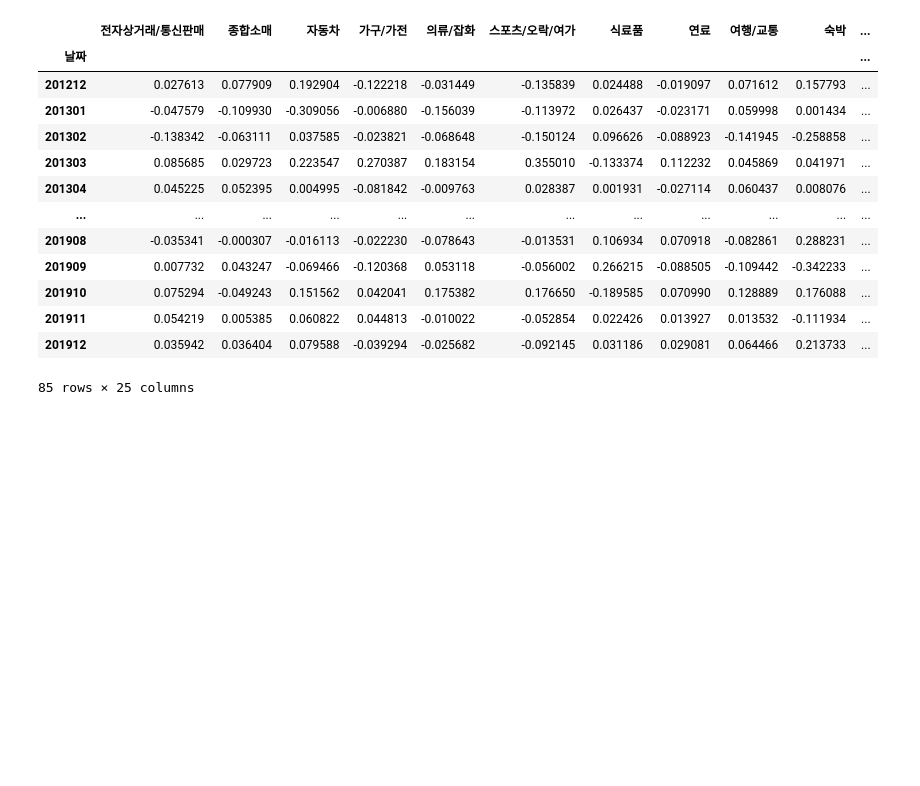
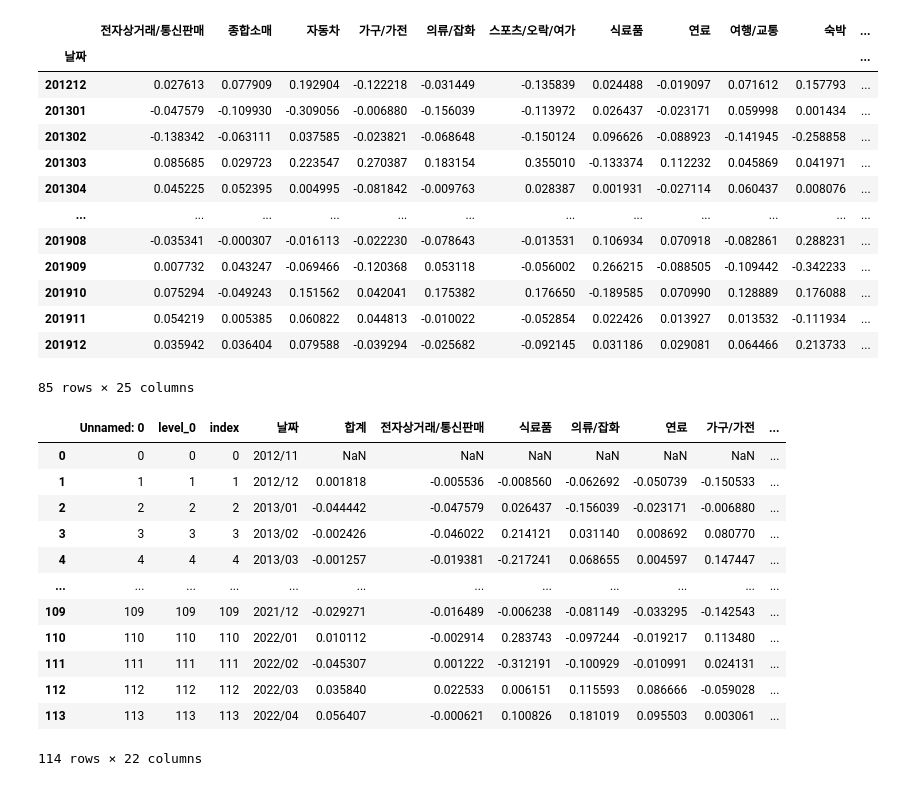
Before and after one commit to jkim0313/project1_dajopay, a Jupyter notebook: pre_corona.ipynb, the cells around one changed output. Cells and saved outputs as stored; diff of their text form; code cells hidden in the pictures; blank space fills up the shorter version.

```diff
--- a/pre_corona.ipynb
+++ b/pre_corona.ipynb
@@ -412,3 +412,21 @@ pct_df
 85 rows × 25 columns
 # %%
 pct_df.to_csv('./data/pre_corona_pct.csv')
+# %%
+import pandas as pd
+df_1 = pd.read_csv('./data/cardby.csv')
+df_1
+# %% [output]
+|  | Unnamed: 0 | level_0 | index | 날짜 | 합계 | 전자상거래/통신판매 | 식료품 | 의류/잡화 | 연료 | 가구/가전 | ... |
+| 0 | 0 | 0 | 0 | 2012/11 | NaN | NaN | NaN | NaN | NaN | NaN | ... |
+| 1 | 1 | 1 | 1 | 2012/12 | 0.001818 | -0.005536 | -0.008560 | -0.062692 | -0.050739 | -0.150533 | ... |
+| 2 | 2 | 2 | 2 | 2013/01 | -0.044442 | -0.047579 | 0.026437 | -0.156039 | -0.023171 | -0.006880 | ... |
+| 3 | 3 | 3 | 3 | 2013/02 | -0.002426 | -0.046022 | 0.214121 | 0.031140 | 0.008692 | 0.080770 | ... |
+| 4 | 4 | 4 | 4 | 2013/03 | -0.001257 | -0.019381 | -0.217241 | 0.068655 | 0.004597 | 0.147447 | ... |
+| ... | ... | ... | ... | ... | ... | ... | ... | ... | ... | ... | ... |
+| 109 | 109 | 109 | 109 | 2021/12 | -0.029271 | -0.016489 | -0.006238 | -0.081149 | -0.033295 | -0.142543 | ... |
+| 110 | 110 | 110 | 110 | 2022/01 | 0.010112 | -0.002914 | 0.283743 | -0.097244 | -0.019217 | 0.113480 | ... |
+| 111 | 111 | 111 | 111 | 2022/02 | -0.045307 | 0.001222 | -0.312191 | -0.100929 | -0.010991 | 0.024131 | ... |
+| 112 | 112 | 112 | 112 | 2022/03 | 0.035840 | 0.022533 | 0.006151 | 0.115593 | 0.086666 | -0.059028 | ... |
+| 113 | 113 | 113 | 113 | 2022/04 | 0.056407 | -0.000621 | 0.100826 | 0.181019 | 0.095503 | 0.003061 | ... |
+114 rows × 22 columns
```
Also changed, not shown: 2 other files.
